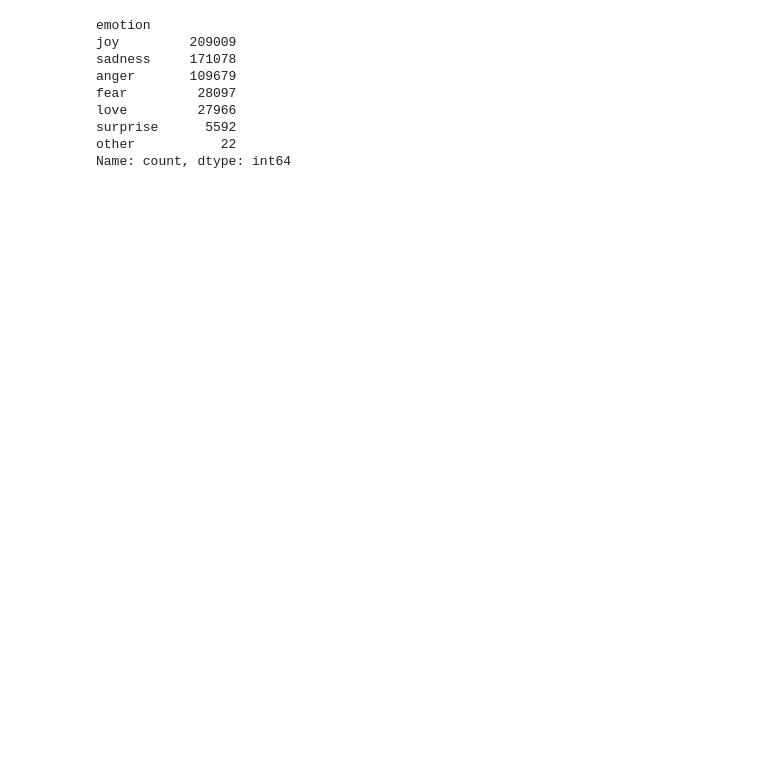
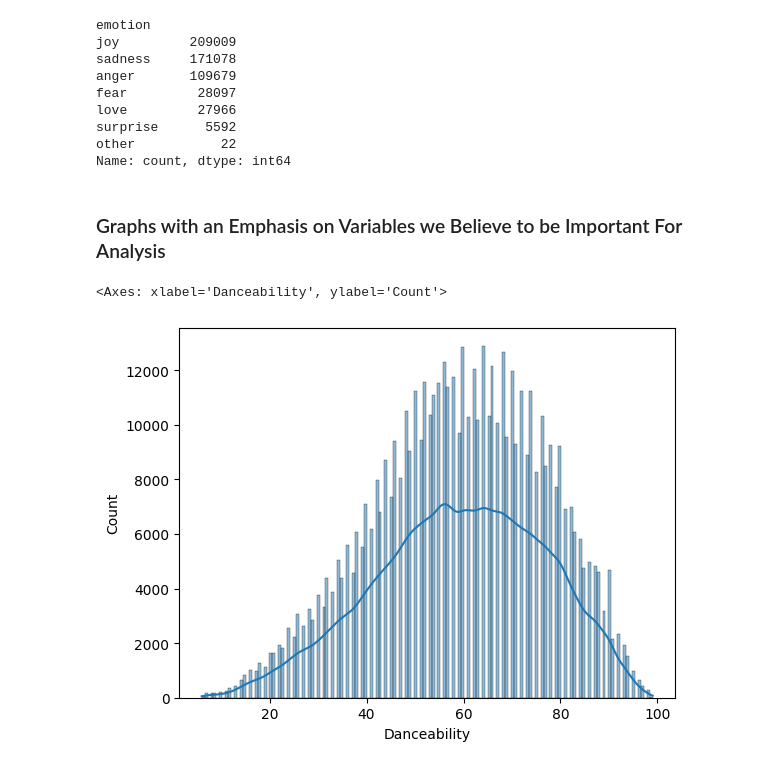
Before and after one commit to natalie-s11/ML_Final_Project, a Jupyter notebook: notebook.ipynb, the cells around one changed output. Cells and saved outputs as stored; diff of their text form; code cells hidden in the pictures; blank space fills up the shorter version.

```diff
--- a/notebook.ipynb
+++ b/notebook.ipynb
@@ -121,9 +132,12 @@ Index(['Artist(s)', 'song', 'text', 'Length', 'emotion', 'Genre', 'Album',
        'Similar Artist 3', 'Similar Song 3', 'Similarity Score 3'],
       dtype='str')
 # %%
+# create x and y dataset for modeling
 y = df['emotion']
 
-X = df.drop(columns=['Similar Artist 1',
+# drop emotion from X dataset along with columns not useful for modeling
+X = df.drop(columns=['emotion',
+                      'Similar Artist 1',
                       'Similar Artist 2',
                       'Similar Artist 3',
                       'Similar Song 1',
@@ -194,3 +214,11 @@ love         27966
 surprise      5592
 other           22
 Name: count, dtype: int64
+# %% [markdown]
+### Graphs with an Emphasis on Variables we Believe to be Important For Analysis
+# %%
+# plot a histogram of the danceability feature to see its distribution
+sns.histplot(X['Danceability'], kde=True)
+# %% [output]
+<Axes: xlabel='Danceability', ylabel='Count'>
+[figure, added]
```
Also changed, not shown: parts of 12 cells of this notebook.
